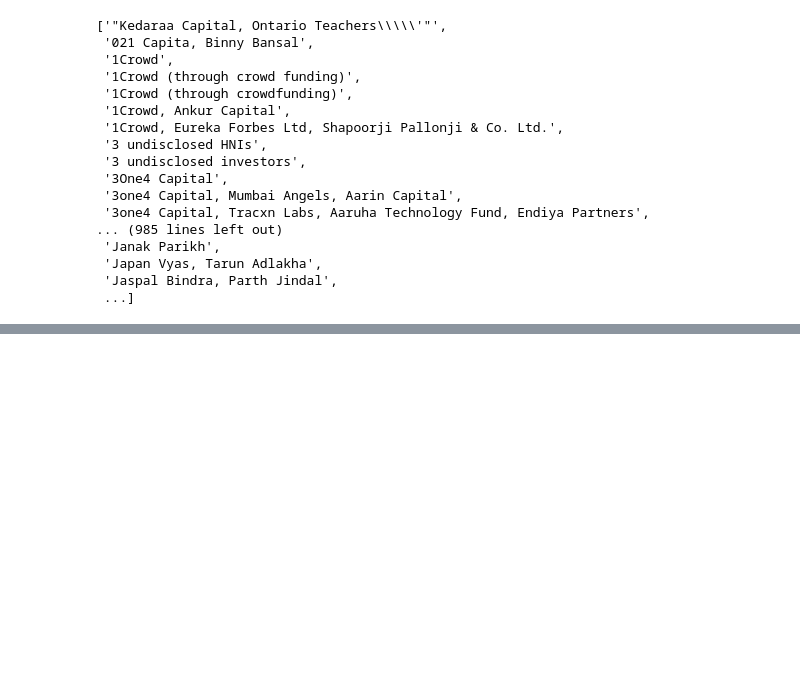
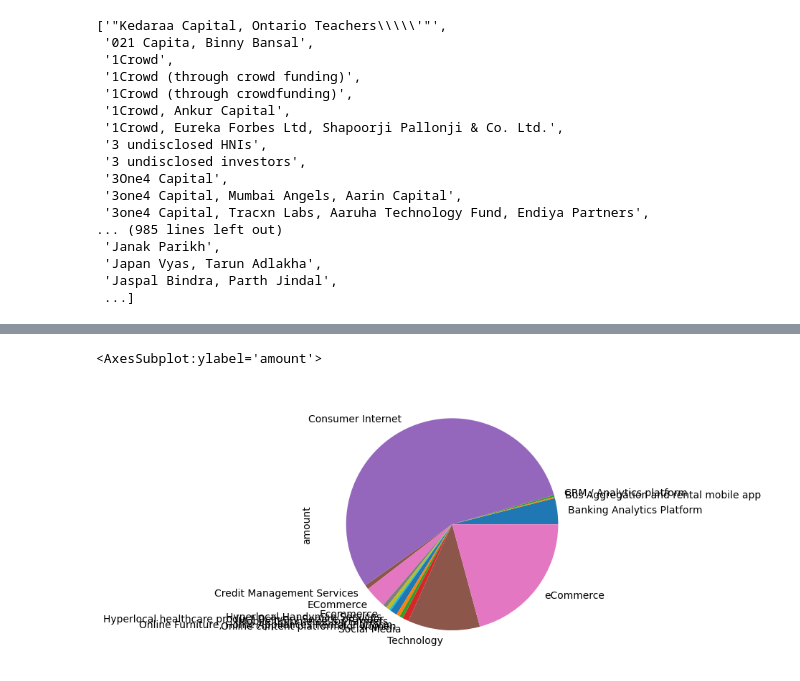
Before and after one commit to write2shivamgithub/Streamlit, a Jupyter notebook: Cleaning.ipynb, the cells around one changed output, grey strips where cells are left out. Saved outputs shown, nothing was run; the diff lists cells and outputs as text; code cells hidden in the pictures; blank space fills up the shorter version.

Commit message:
Investor Analysis Commit

```diff
--- a/Cleaning.ipynb
+++ b/Cleaning.ipynb
@@ -80,0 +186,6 @@ sorted(df['Investors Name'].unique().tolist())
+# %%
+def to_inr(dollar):
+    inr = dollar * 85
+    return inr/10000000
+# %%
+df['amount'] = df['amount'].apply(to_inr)
@@ -80,0 +198,2 @@ sorted(df['Investors Name'].unique().tolist())
+# %%
+df['date'] = pd.to_datetime(df['date'],errors='coerce') #coerce here means row which are not converting is going to delete automatically
@@ -80,0 +224,3 @@ sorted(df['Investors Name'].unique().tolist())
+# %%
+df = df.dropna(subset=['date','startup','vertical','city','investors','round','amount'])
+df.info()
@@ -80,0 +293,5 @@ sorted(df['Investors Name'].unique().tolist())
+# %%
+df[df['investors'].str.contains('IDG Ventures')].groupby('vertical')['amount'].sum().plot(kind='pie')
+# %% [output]
+<AxesSubplot:ylabel='amount'>
+[figure, added]
```
Also changed, not shown: parts of 22 cells of this notebook, 1 other file.
